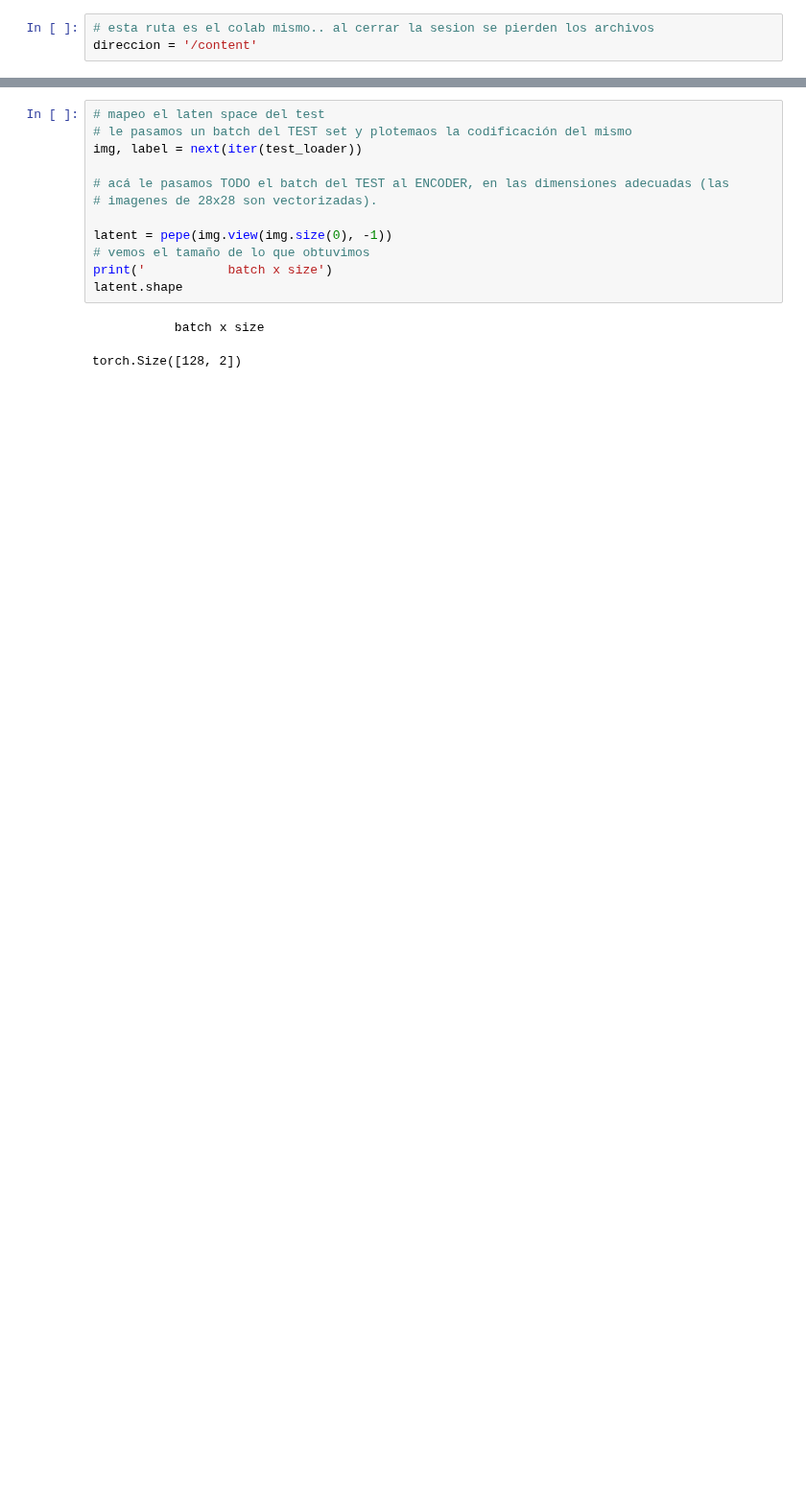
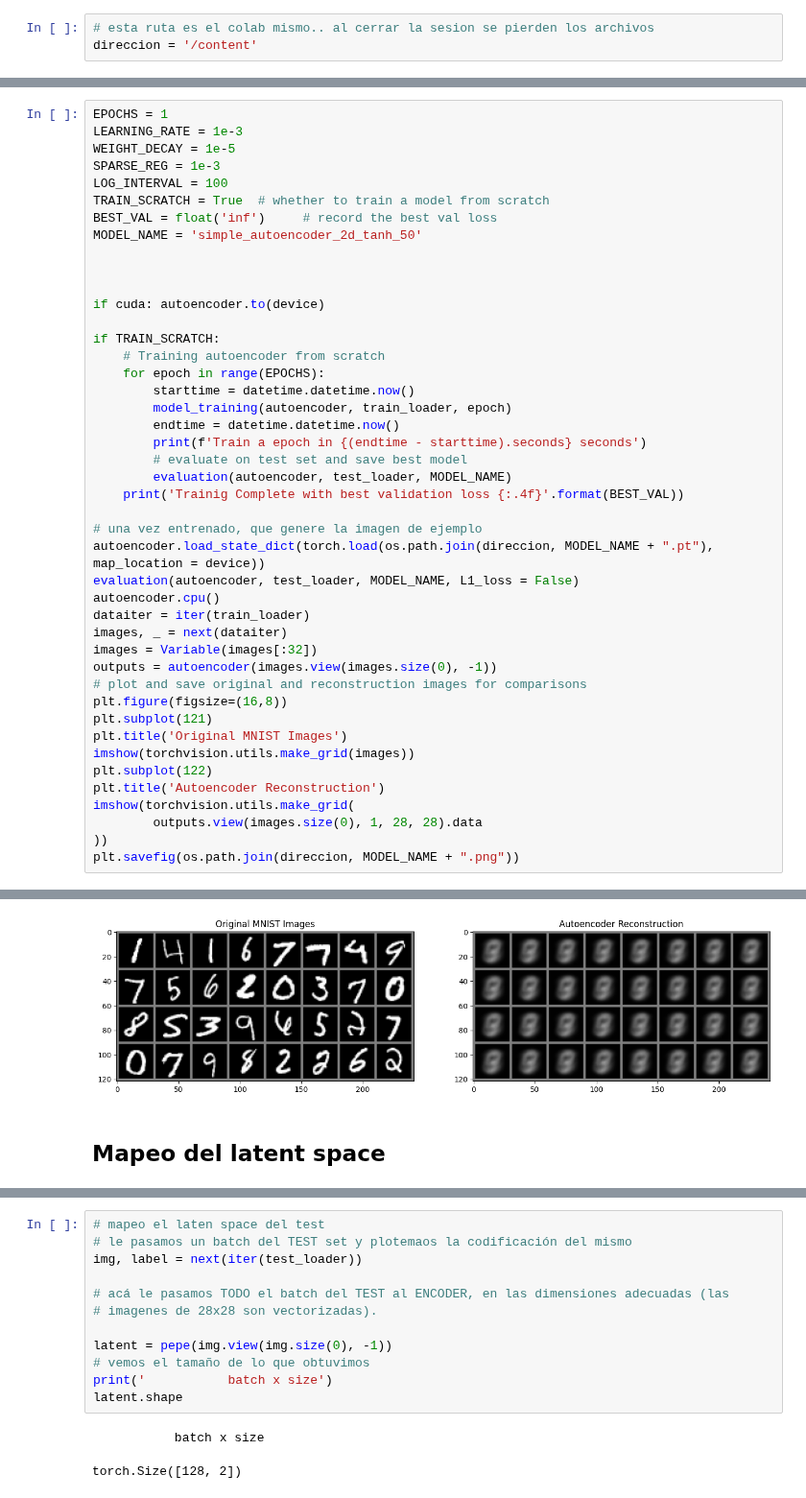
Before and after one commit to FIUBA-Posgrado-Inteligencia-Artificial/aprendizaje_profundo, a Jupyter notebook: clase_7/jupyter_notebooks/Autoencoder_TP.ipynb, the cells around one changed output, grey strips where cells are left out. Shown at 96% size. Saved outputs shown, nothing was run; the diff lists cells and outputs as text; blank space fills up the shorter version.

```diff
--- a/clase_7/jupyter_notebooks/Autoencoder_TP.ipynb
+++ b/clase_7/jupyter_notebooks/Autoencoder_TP.ipynb
@@ -210,0 +194,45 @@ Average MSE Loss on Test set: 0.1512
+# %%
+EPOCHS = 1
+LEARNING_RATE = 1e-3
+WEIGHT_DECAY = 1e-5
+SPARSE_REG = 1e-3
+LOG_INTERVAL = 100
+TRAIN_SCRATCH = True  # whether to train a model from scratch
+BEST_VAL = float('inf')     # record the best val loss
+MODEL_NAME = 'simple_autoencoder_2d_tanh_50'
+
+
+
+if cuda: autoencoder.to(device)
+
+if TRAIN_SCRATCH:
+    # Training autoencoder from scratch
+    for epoch in range(EPOCHS):
+        starttime = datetime.datetime.now()
+        model_training(autoencoder, train_loader, epoch)
+        endtime = datetime.datetime.now()
+        print(f'Train a epoch in {(endtime - starttime).seconds} seconds')
+        # evaluate on test set and save best model
+        evaluation(autoencoder, test_loader, MODEL_NAME)
+    print('Trainig Complete with best validation loss {:.4f}'.format(BEST_VAL))
+
+# una vez entrenado, que genere la imagen de ejemplo
+autoencoder.load_state_dict(torch.load(os.path.join(direccion, MODEL_NAME + ".pt"), map_location = device))
+evaluation(autoencoder, test_loader, MODEL_NAME, L1_loss = False)
+autoencoder.cpu()
+dataiter = iter(train_loader)
+images, _ = next(dataiter)
+images = Variable(images[:32])
+outputs = autoencoder(images.view(images.size(0), -1))
+# plot and save original and reconstruction images for comparisons
+plt.figure(figsize=(16,8))
+plt.subplot(121)
+plt.title('Original MNIST Images')
+imshow(torchvision.utils.make_grid(images))
+plt.subplot(122)
+plt.title('Autoencoder Reconstruction')
+imshow(torchvision.utils.make_grid(
+        outputs.view(images.size(0), 1, 28, 28).data
+))
+plt.savefig(os.path.join(direccion, MODEL_NAME + ".png"))
+# %% [output]
@@ -210,0 +251,3 @@ Average MSE Loss on Test set: 0.1512
+[figure, added]
+# %% [markdown]
+## Mapeo del latent space
```
Also changed, not shown: parts of 44 cells of this notebook, 6 other files.
